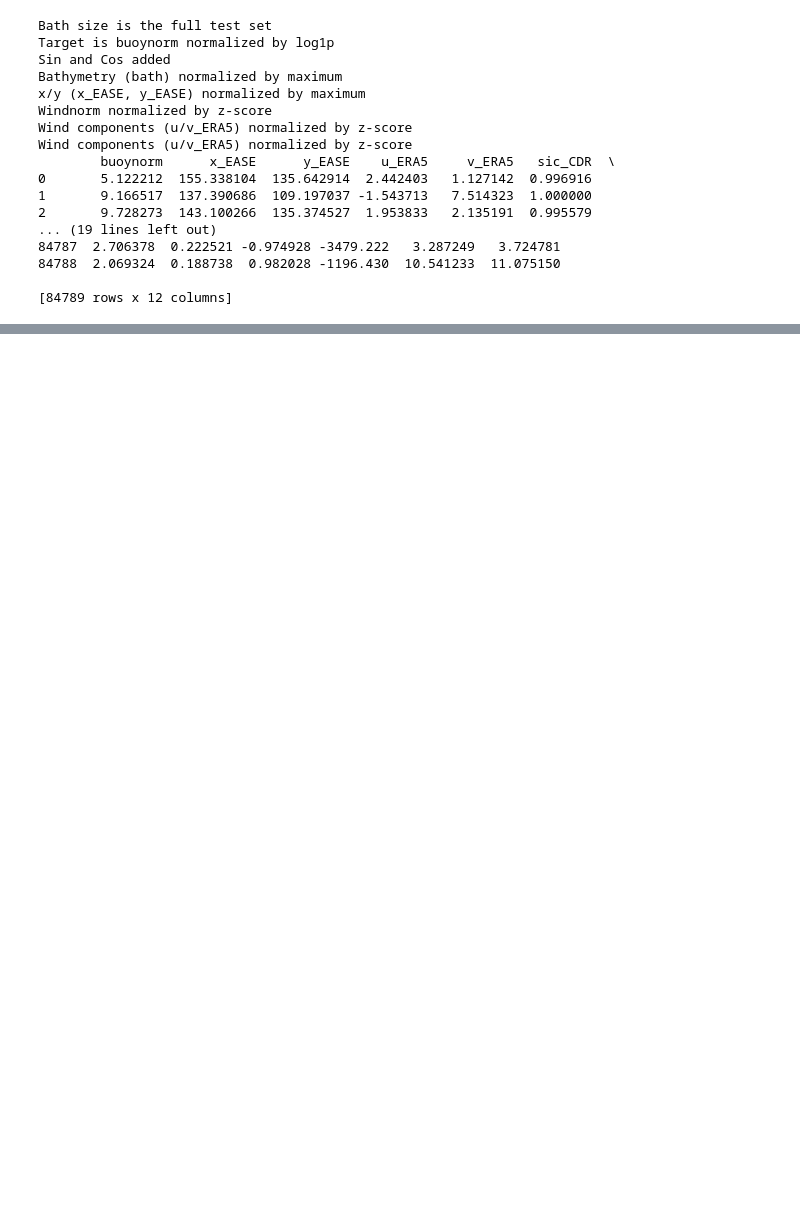
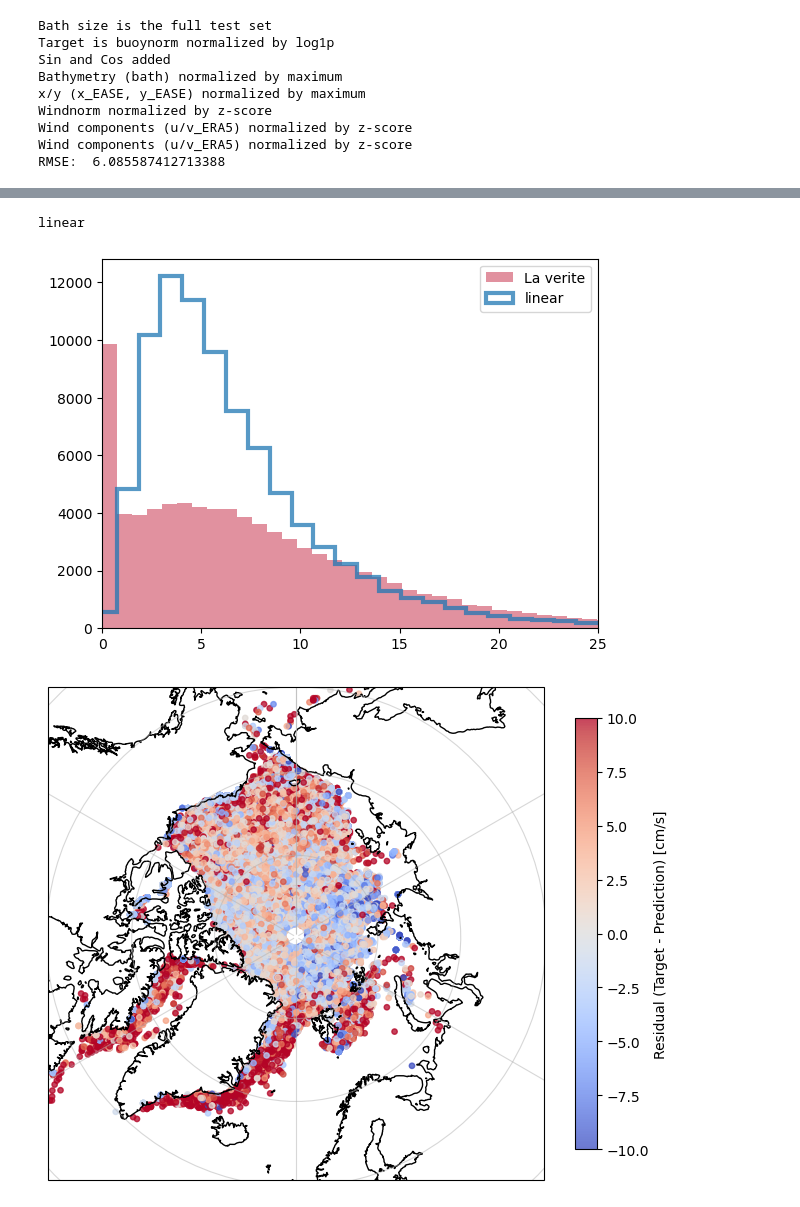
Before and after one commit to drpoisson-mp3/seA_Ice, a Jupyter notebook: September/LinearModel.ipynb, the cells around one changed output, grey strips where cells are left out. Saved outputs shown, nothing was run; the diff lists cells and outputs as text; code cells hidden in the pictures; blank space fills up the shorter version.

```diff
--- a/September/LinearModel.ipynb
+++ b/September/LinearModel.ipynb
@@ -115,6 +115,13 @@ testdata['linear']=np.expm1(out.detach().numpy())
 
 
 rmse=getRMSE(testdata['buoynorm'].values, testdata['linear'].values)
+
+print('RMSE: ', rmse)
+from AIce.plotting import ResidualOnTheMap,PredAgainstTarget,histogrammeur
+
+PredAgainstTarget(testdata['buoynorm'],testdata['linear'],testdata['windnorm'])
+histogrammeur(testdata,testdata['buoynorm'],['linear'])
+ResidualOnTheMap(testdata,pred='linear',target='buoynorm')
 # %% [output]
 Bath size is the full test set
 Target is buoynorm normalized by log1p
@@ -124,12 +131,4 @@ x/y (x_EASE, y_EASE) normalized by maximum
 Windnorm normalized by z-score
 Wind components (u/v_ERA5) normalized by z-score
 Wind components (u/v_ERA5) normalized by z-score
-        buoynorm      x_EASE      y_EASE    u_ERA5     v_ERA5   sic_CDR  \
-0       5.122212  155.338104  135.642914  2.442403   1.127142  0.996916
-1       9.166517  137.390686  109.197037 -1.543713   7.514323  1.000000
-2       9.728273  143.100266  135.374527  1.953833   2.135191  0.995579
-... (19 lines left out)
-84787  2.706378  0.222521 -0.974928 -3479.222   3.287249   3.724781
-84788  2.069324  0.188738  0.982028 -1196.430  10.541233  11.075150
-
-[84789 rows x 12 columns]
+RMSE:  6.085587412713388
@@ -135,0 +136,3 @@ Wind components (u/v_ERA5) normalized by z-score
+linear
+[figure, added]
+[figure, added]
```
Also changed, not shown: parts of 2 cells of this notebook, 4 other files.
